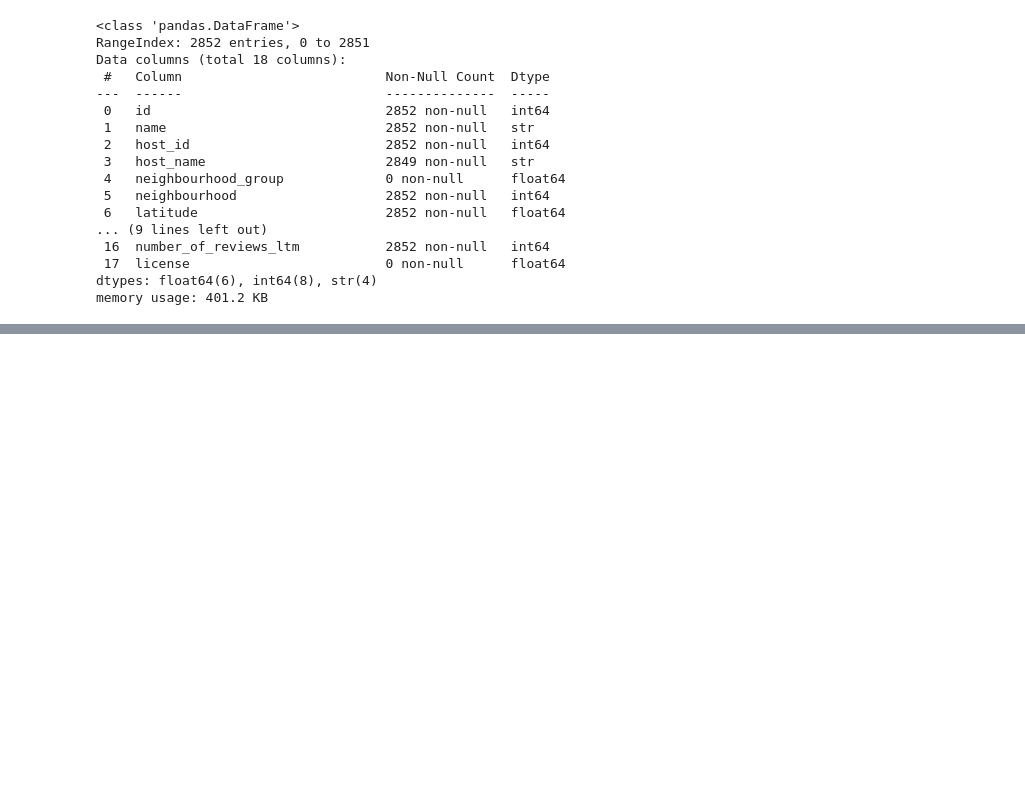
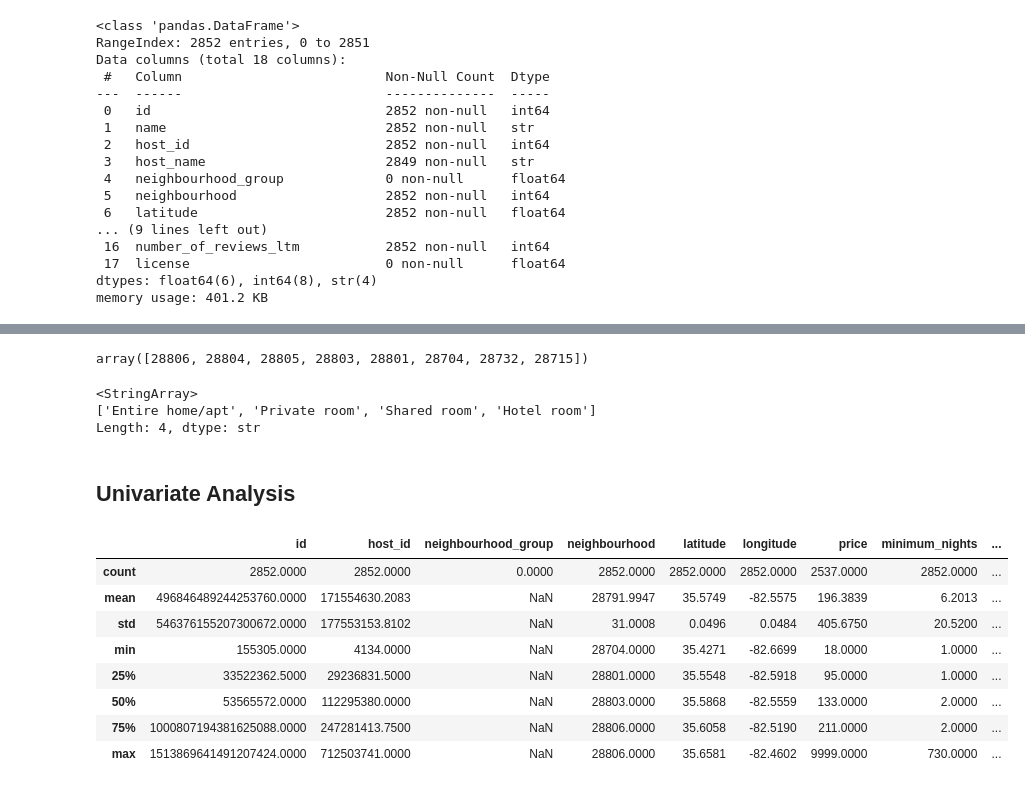
Before and after one commit to nikzhilin/exploratory-analytics, a Jupyter notebook: projects/airbnb_asheville_eda/notebooks/01_overview.ipynb, the cells around one changed output, grey strips where cells are left out. Cells and saved outputs as stored; diff of their text form; code cells hidden in the pictures; blank space fills up the shorter version.

```diff
--- a/projects/airbnb_asheville_eda/notebooks/01_overview.ipynb
+++ b/projects/airbnb_asheville_eda/notebooks/01_overview.ipynb
@@ -7,8 +5,8 @@
 # %%
 import pandas as pd
 
+from matplotlib import pyplot as plt
 import seaborn as sns
-from matplotlib import pyplot as plt
 
 sns.set_style("whitegrid")
-pd.set_option("display.max_columns", 25)
+pd.set_option('display.float_format', '{:.4f}'.format)
@@ -96,0 +148,24 @@ dtype: int64
+# %%
+listings["neighbourhood"].unique()
+# %% [output]
+array([28806, 28804, 28805, 28803, 28801, 28704, 28732, 28715])
+# %%
+listings["room_type"].unique()
+# %% [output]
+<StringArray>
+['Entire home/apt', 'Private room', 'Shared room', 'Hotel room']
+Length: 4, dtype: str
+# %% [markdown]
+## Univariate Analysis
+# %%
+listings.describe()
+# %% [output]
+|  | id | host_id | neighbourhood_group | neighbourhood | latitude | longitude | price | minimum_nights | ... |
+| count | 2852.0000 | 2852.0000 | 0.0000 | 2852.0000 | 2852.0000 | 2852.0000 | 2537.0000 | 2852.0000 | ... |
+| mean | 496846489244253760.0000 | 171554630.2083 | NaN | 28791.9947 | 35.5749 | -82.5575 | 196.3839 | 6.2013 | ... |
+| std | 546376155207300672.0000 | 177553153.8102 | NaN | 31.0008 | 0.0496 | 0.0484 | 405.6750 | 20.5200 | ... |
+| min | 155305.0000 | 4134.0000 | NaN | 28704.0000 | 35.4271 | -82.6699 | 18.0000 | 1.0000 | ... |
+| 25% | 33522362.5000 | 29236831.5000 | NaN | 28801.0000 | 35.5548 | -82.5918 | 95.0000 | 1.0000 | ... |
+| 50% | 53565572.0000 | 112295380.0000 | NaN | 28803.0000 | 35.5868 | -82.5559 | 133.0000 | 2.0000 | ... |
+| 75% | 1000807194381625088.0000 | 247281413.7500 | NaN | 28806.0000 | 35.6058 | -82.5190 | 211.0000 | 2.0000 | ... |
+| max | 1513869641491207424.0000 | 712503741.0000 | NaN | 28806.0000 | 35.6581 | -82.4602 | 9999.0000 | 730.0000 | ... |
```
Also changed, not shown: parts of 37 cells of this notebook, 5 other files.
